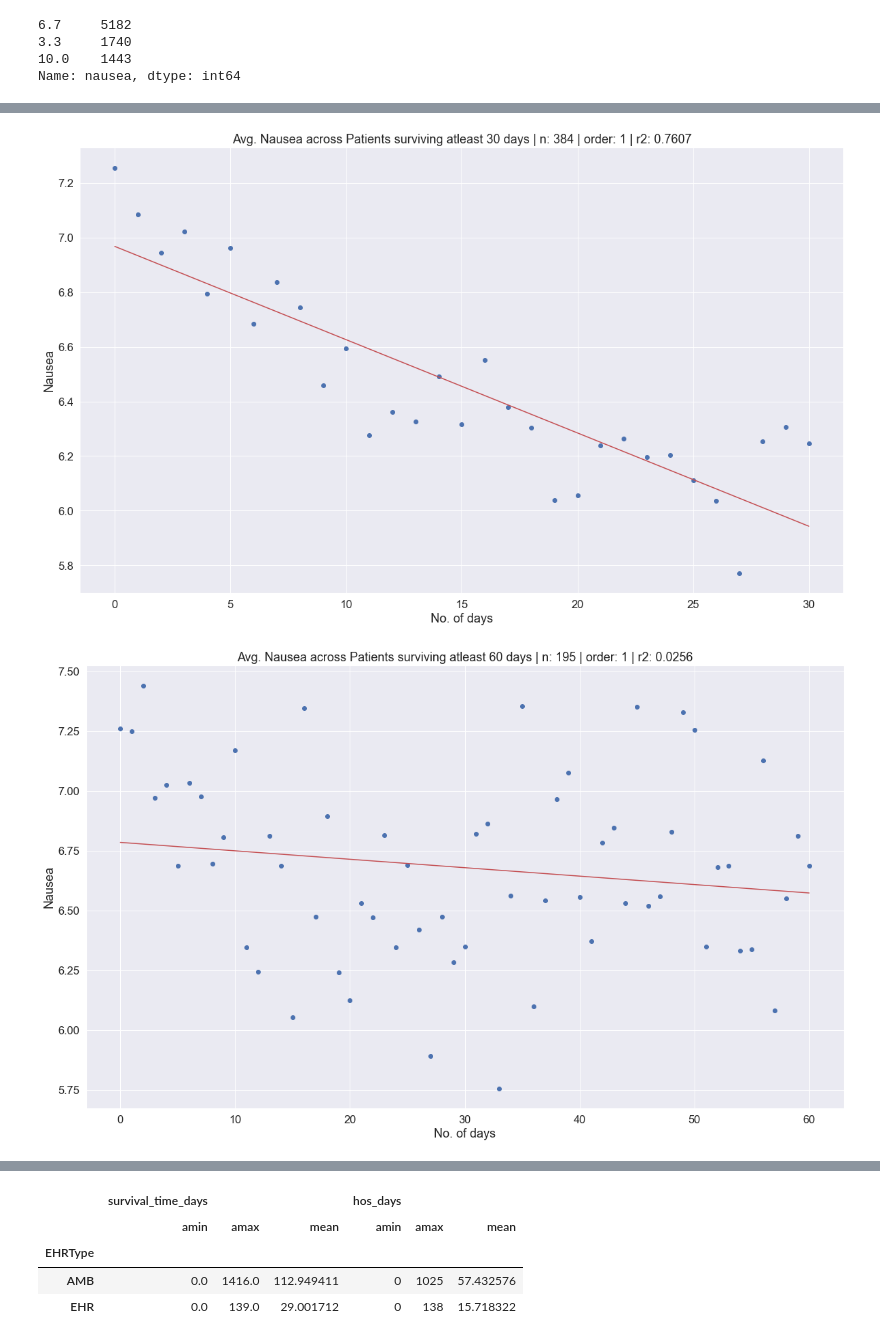
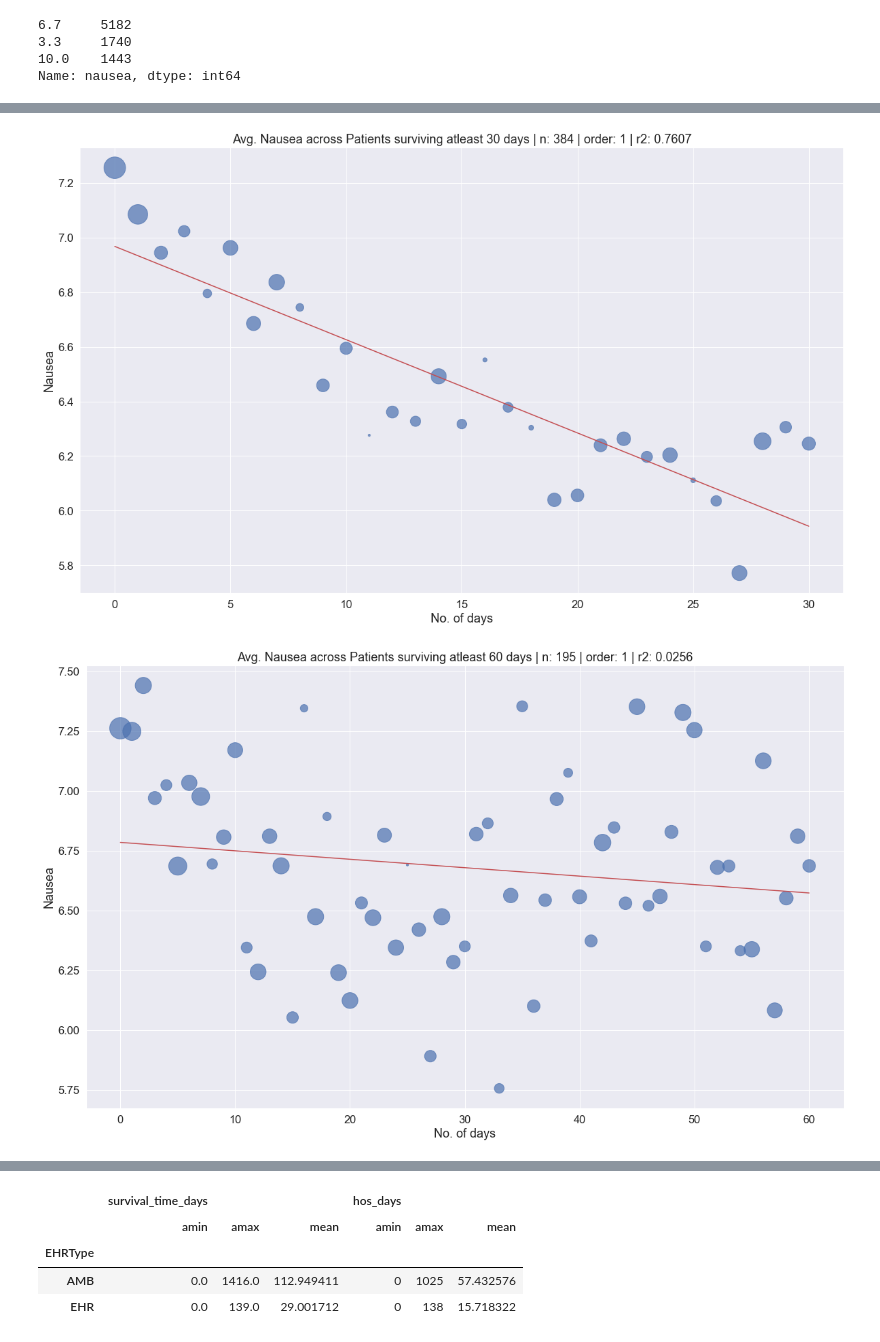
Before and after one commit to ryflect/cs692r-hospice, a Jupyter notebook: Referral Analysis - GI.ipynb, the cells around one changed output, grey strips where cells are left out. Cells and saved outputs as stored; diff of their text form; code cells hidden in the pictures.

Commit message:
generate suggested visualizations and review code

```diff
--- a/Referral Analysis - GI.ipynb
+++ b/Referral Analysis - GI.ipynb
@@ -805,34 +814,36 @@ df_n2 = df_n2[['hos_days', 'nausea']].groupby(by=['hos_days']).mean().reset_inde
 # %%
 fig, ax = plt.subplots()
 x = df_n2['hos_days']
-y = df_n2['nausea']
+y = df_n2['nausea']['mean']
 slope, intercept, r_value, p_value, std_err = stats.linregress(x,y)
-ax.scatter(x, y)
+ax.scatter(x, y, s=get_scatter_marker_size(df_n2['IDEHR']['count']), alpha=0.7)
 ax.plot(x, slope*x + intercept, color='r')
 ax.set_xlabel('No. of days')
 ax.set_ylabel('Nausea')
 ax.set_title('Avg. Nausea across Patients surviving atleast ' + str(s_time) + ' days | n: ' + str(p_num) + ' | order: 1 | r2: ' + "{:.4f}".format(r_value ** 2))
+plt.savefig('./graphs/gi/nau_avg_a30.png', bbox_inches='tight')
 plt.show()
 # %% [output]
-[figure, old version]
+[figure, new version]
 # %%
 # pain relief of patients surviving atleast x days
 s_time = 60
 df_n2 = df_na[df_na['survival_time_days'] >= s_time]
 df_n2 = df_n2[df_n2['hos_days'] <= s_time]
 p_num = len(df_n2.IDEHR.unique())
-df_n2 = df_n2[['hos_days', 'nausea']].groupby(by=['hos_days']).mean().reset_index()
+df_n2 = df_n2[['IDEHR', 'hos_days', 'nausea']].groupby(by=['hos_days']).agg(['mean', 'count']).reset_index()
 # %%
 fig, ax = plt.subplots()
 x = df_n2['hos_days']
-y = df_n2['nausea']
+y = df_n2['nausea']['mean']
 slope, intercept, r_value, p_value, std_err = stats.linregress(x,y)
-ax.scatter(x, y)
+ax.scatter(x, y, s=get_scatter_marker_size(df_n2['IDEHR']['count']), alpha=0.7)
 ax.plot(x, slope*x + intercept, color='r')
 ax.set_xlabel('No. of days')
 ax.set_ylabel('Nausea')
 ax.set_title('Avg. Nausea across Patients surviving atleast ' + str(s_time) + ' days | n: ' + str(p_num) + ' | order: 1 | r2: ' + "{:.4f}".format(r_value ** 2))
+plt.savefig('./graphs/gi/nau_avg_a60.png', bbox_inches='tight')
 plt.show()
 # %% [output]
-[figure, old version]
+[figure, new version]
 # %%
```
Also changed, not shown: parts of 42 cells of this notebook, 6 other files.
